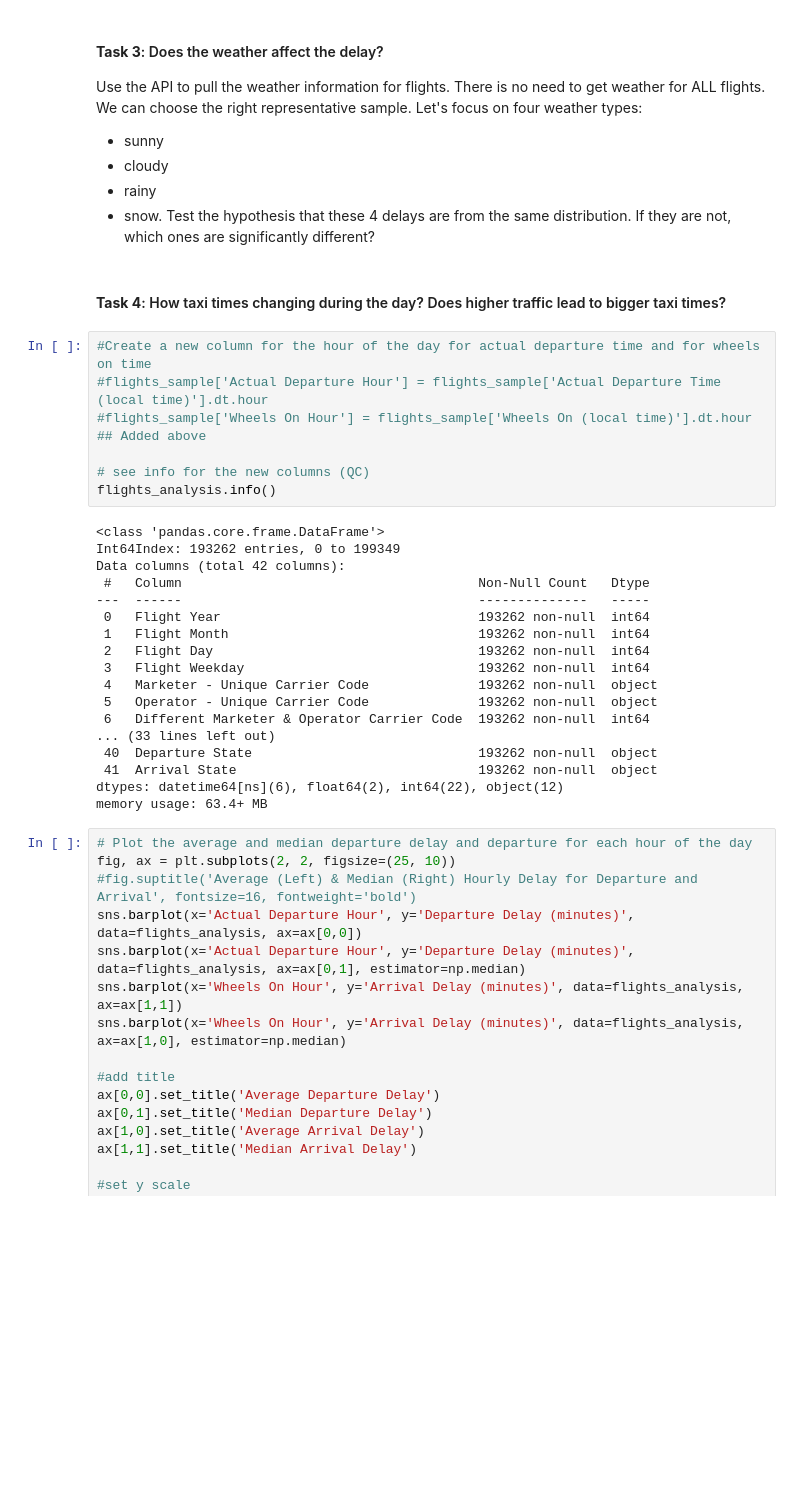
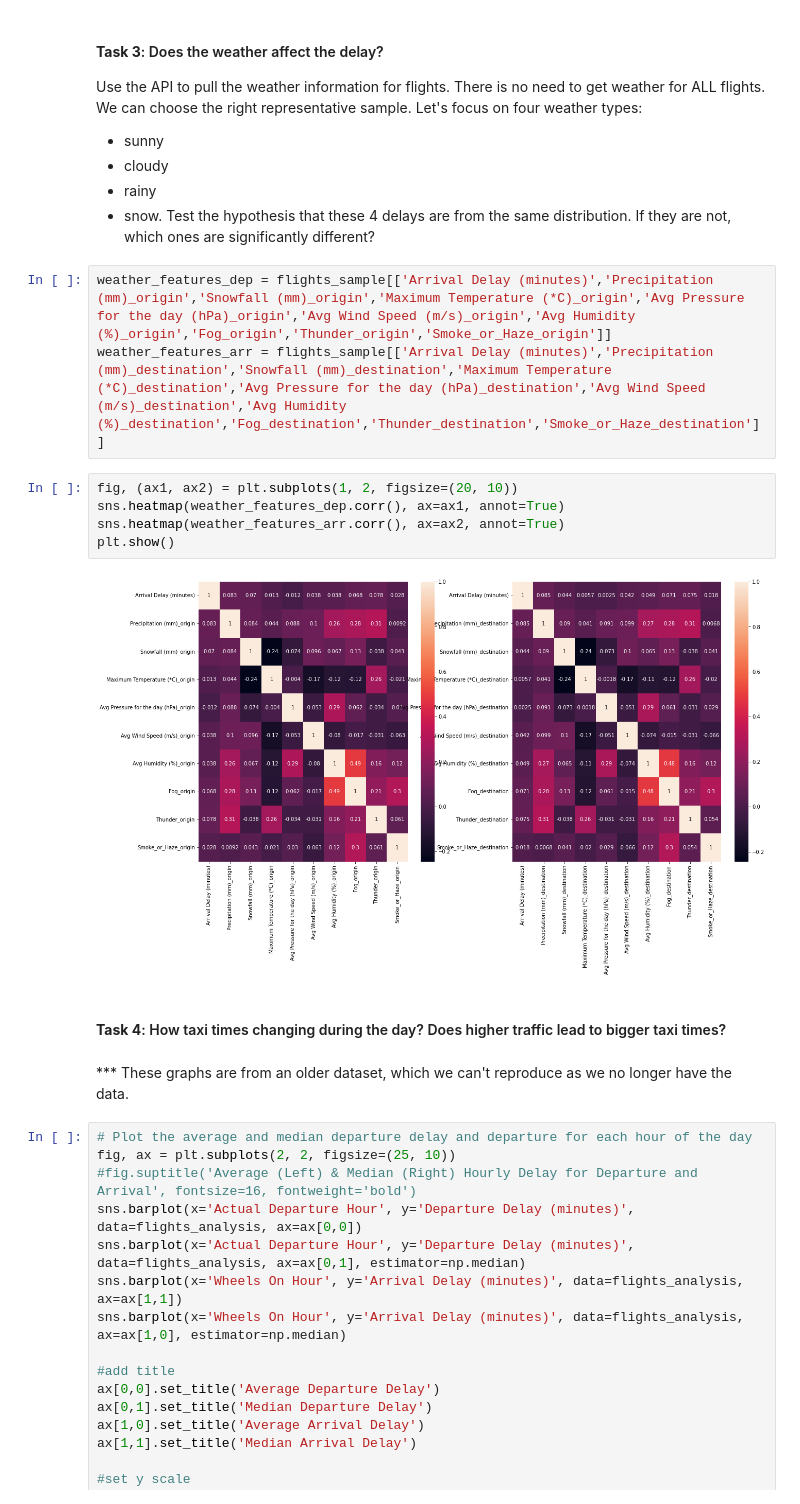
Before and after one commit to 538455/LHL_MidTermProject-Flight-Delay-Predictions, a Jupyter notebook: src/ipynb/Step_1-Exploratory_analysis.ipynb, the cells around one changed output. Saved outputs shown, nothing was run; the diff lists cells and outputs as text; blank space fills up the shorter version.

```diff
--- a/src/ipynb/Step_1-Exploratory_analysis.ipynb
+++ b/src/ipynb/Step_1-Exploratory_analysis.ipynb
@@ -380,34 +380,20 @@ Use the API to pull the weather information for flights. There is no need to get
 - rainy
 - snow.
 Test the hypothesis that these 4 delays are from the same distribution. If they are not, which ones are significantly different?
+# %%
+weather_features_dep = flights_sample[['Arrival Delay (minutes)','Precipitation (mm)_origin','Snowfall (mm)_origin','Maximum Temperature (*C)_origin','Avg Pressure for the day (hPa)_origin','Avg Wind Speed (m/s)_origin','Avg Humidity (%)_origin','Fog_origin','Thunder_origin','Smoke_or_Haze_origin']]
+weather_features_arr = flights_sample[['Arrival Delay (minutes)','Precipitation (mm)_destination','Snowfall (mm)_destination','Maximum Temperature (*C)_destination','Avg Pressure for the day (hPa)_destination','Avg Wind Speed (m/s)_destination','Avg Humidity (%)_destination','Fog_destination','Thunder_destination','Smoke_or_Haze_destination']]
+# %%
+fig, (ax1, ax2) = plt.subplots(1, 2, figsize=(20, 10))
+sns.heatmap(weather_features_dep.corr(), ax=ax1, annot=True)
+sns.heatmap(weather_features_arr.corr(), ax=ax2, annot=True)
+plt.show()
+# %% [output]
+[figure, added]
 # %% [markdown]
 #### **Task 4**: How taxi times changing during the day? Does higher traffic lead to bigger taxi times?
-# %%
-#Create a new column for the hour of the day for actual departure time and for wheels on time
-#flights_sample['Actual Departure Hour'] = flights_sample['Actual Departure Time (local time)'].dt.hour
-#flights_sample['Wheels On Hour'] = flights_sample['Wheels On (local time)'].dt.hour
-## Added above
-
-# see info for the new columns (QC)
-flights_analysis.info()
-# %% [output]
-<class 'pandas.core.frame.DataFrame'>
-Int64Index: 193262 entries, 0 to 199349
-Data columns (total 42 columns):
- #   Column                                      Non-Null Count   Dtype
----  ------                                      --------------   -----
- 0   Flight Year                                 193262 non-null  int64
- 1   Flight Month                                193262 non-null  int64
- 2   Flight Day                                  193262 non-null  int64
- 3   Flight Weekday                              193262 non-null  int64
- 4   Marketer - Unique Carrier Code              193262 non-null  object
- 5   Operator - Unique Carrier Code              193262 non-null  object
- 6   Different Marketer & Operator Carrier Code  193262 non-null  int64
-... (33 lines left out)
- 40  Departure State                             193262 non-null  object
- 41  Arrival State                               193262 non-null  object
-dtypes: datetime64[ns](6), float64(2), int64(22), object(12)
-memory usage: 63.4+ MB
+# %% [markdown]
+*** These graphs are from an older dataset, which we can't reproduce as we no longer have the data.
 # %%
 # Plot the average and median departure delay and departure for each hour of the day
 fig, ax = plt.subplots(2, 2, figsize=(25, 10))
```
Also changed, not shown: parts of 9 cells of this notebook.
